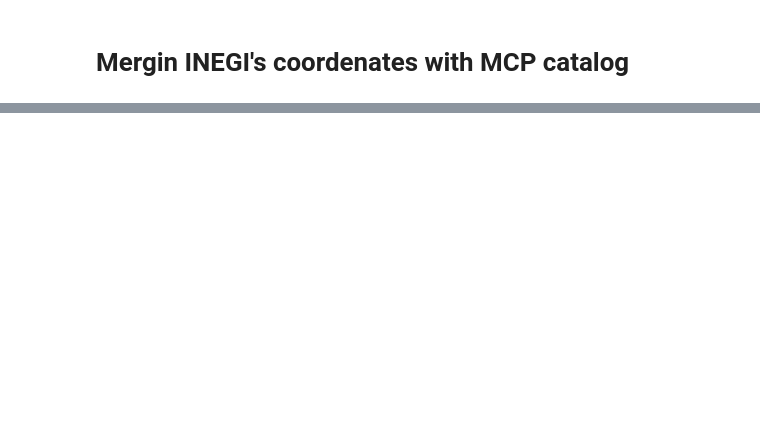
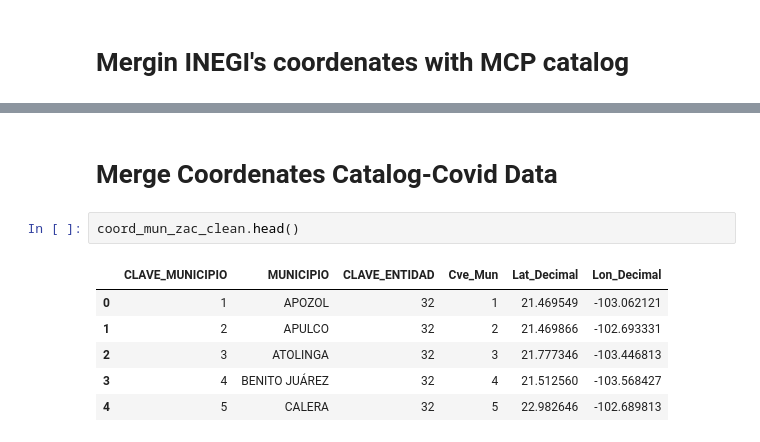
Before and after one commit to hatchdavid1/MX_covid_maps, a Jupyter notebook: Covid_maps_mx.ipynb, the cells around one changed output, grey strips where cells are left out. Saved outputs shown, nothing was run; the diff lists cells and outputs as text; blank space fills up the shorter version.

Commit message:
Add files via upload
coordenates-states

```diff
--- a/Covid_maps_mx.ipynb
+++ b/Covid_maps_mx.ipynb
@@ -244,3 +262,14 @@ coord_mun_yuc_clean = coord_mun_yuc.groupby(['CLAVE_MUNICIPIO','MUNICIPIO'], as_
 
 coord_mun_zac = pd.merge(zac_mcp, coord_zac[['Cve_Mun','Lat_Decimal','Lon_Decimal']],left_on = 'CLAVE_MUNICIPIO', right_on = 'Cve_Mun', how = 'inner' )
 coord_mun_zac_clean = coord_mun_zac.groupby(['CLAVE_MUNICIPIO','MUNICIPIO'], as_index = False).mean()
+# %% [markdown]
+# Merge Coordenates Catalog-Covid Data
+# %%
+coord_mun_zac_clean.head()
+# %% [output]
+|  | CLAVE_MUNICIPIO | MUNICIPIO | CLAVE_ENTIDAD | Cve_Mun | Lat_Decimal | Lon_Decimal |
+| 0 | 1 | APOZOL | 32 | 1 | 21.469549 | -103.062121 |
+| 1 | 2 | APULCO | 32 | 2 | 21.469866 | -102.693331 |
+| 2 | 3 | ATOLINGA | 32 | 3 | 21.777346 | -103.446813 |
+| 3 | 4 | BENITO JUÁREZ | 32 | 4 | 21.512560 | -103.568427 |
+| 4 | 5 | CALERA | 32 | 5 | 22.982646 | -102.689813 |
```
Also changed, not shown: parts of 5 cells of this notebook.
